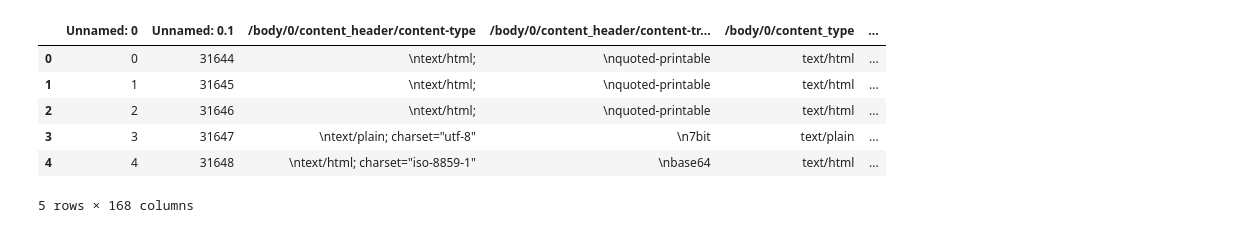
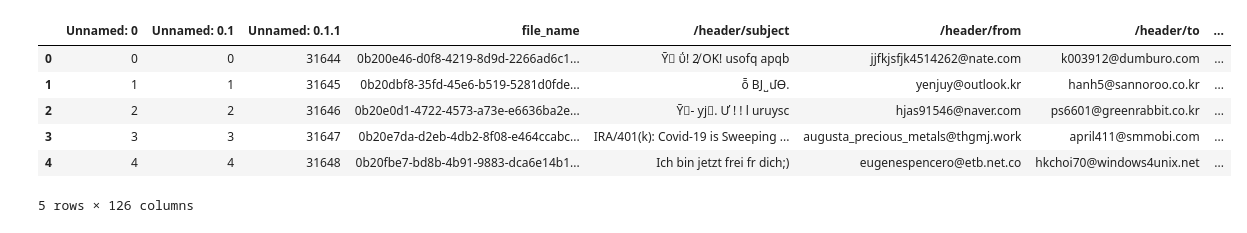
Before and after one commit to davin0130/AIDLE, a Jupyter notebook: EDA/date_info.ipynb, the cells around one changed output. Drawn from its saved outputs; the diff is of its cells as text; code cells hidden in the pictures.

```diff
--- a/EDA/date_info.ipynb
+++ b/EDA/date_info.ipynb
@@ -8,17 +21,17 @@ import matplotlib.pyplot as plt
 import seaborn as sns
 from scipy import stats
 # %%
-split_and_concat_df = pd.read_csv("split_and_concat.csv", parse_dates=["/header/date", "/header/received/0/src_at",
+eml_df = pd.read_csv("../../parsed_eml_3.csv", parse_dates=["/header/date", "/header/header/date", "/header/received/0/src_at",
                                                "/header/received/1/date", "/header/received/2/date",
                                                "/header/received/3/date", "/header/received/4/date", "/header/received/5/date"],
                       date_parser=lambda col: pd.to_datetime(col, utc=True))
 # %%
-split_and_concat_df.head()
+eml_df.head()
 # %% [output]
-|  | Unnamed: 0 | Unnamed: 0.1 | /body/0/content_header/content-type | /body/0/content_header/content-tr... | /body/0/content_type | ... |
-| 0 | 0 | 31644 | \ntext/html; | \nquoted-printable | text/html | ... |
-| 1 | 1 | 31645 | \ntext/html; | \nquoted-printable | text/html | ... |
-| 2 | 2 | 31646 | \ntext/html; | \nquoted-printable | text/html | ... |
-| 3 | 3 | 31647 | \ntext/plain; charset="utf-8" | \n7bit | text/plain | ... |
-| 4 | 4 | 31648 | \ntext/html; charset="iso-8859-1" | \nbase64 | text/html | ... |
+|  | Unnamed: 0 | Unnamed: 0.1 | Unnamed: 0.1.1 | file_name | /header/subject | /header/from | /header/to | ... |
+| 0 | 0 | 0 | 31644 | 0b200e46-d0f8-4219-8d9d-2266ad6c1... | Ȳ򺸸 ΰ! 2̸ OK! usofq apqb | jjfkjsfjk4514262@nate.com | k003912@dumburo.com | ... |
+| 1 | 1 | 1 | 31645 | 0b20dbf8-35fd-45e6-b519-5281d0fde... | ȭ BJ ̺ մϴ. | yenjuy@outlook.kr | hanh5@sannoroo.co.kr | ... |
+| 2 | 2 | 2 | 31646 | 0b20e0d1-4722-4573-a73e-e6636ba2e... | Ȳ򺸸- ƴϳ׿. Ư ! ! l uruysc | hjas91546@naver.com | ps6601@greenrabbit.co.kr | ... |
+| 3 | 3 | 3 | 31647 | 0b20e7da-d2eb-4db2-8f08-e464ccabc... | IRA/401(k): Covid-19 is Sweeping ... | augusta_precious_metals@thgmj.work | april411@smmobi.com | ... |
+| 4 | 4 | 4 | 31648 | 0b20fbe7-bd8b-4b91-9883-dca6e14b1... | Ich bin jetzt frei fr dich;) | eugenespencero@etb.net.co | hkchoi70@windows4unix.net | ... |
-5 rows × 168 columns
+5 rows × 126 columns
```
Also changed, not shown: parts of 9 cells of this notebook, 6 other files.
